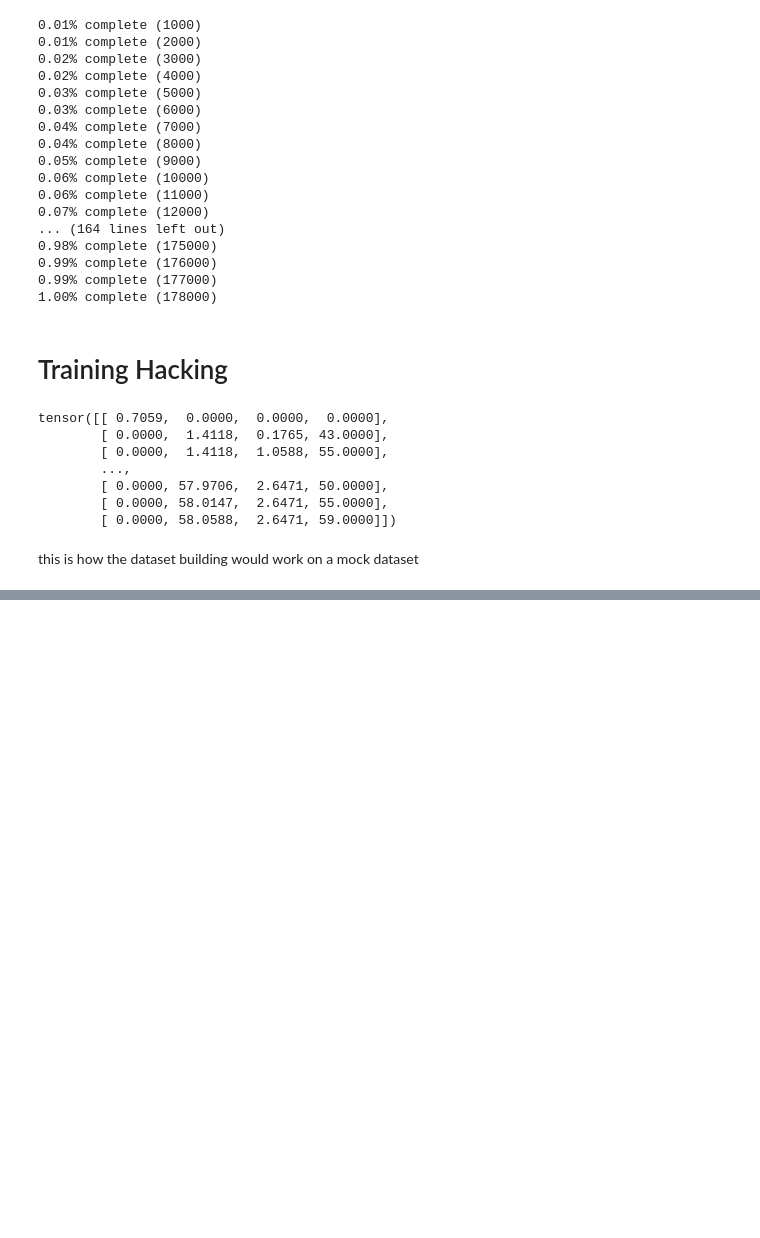
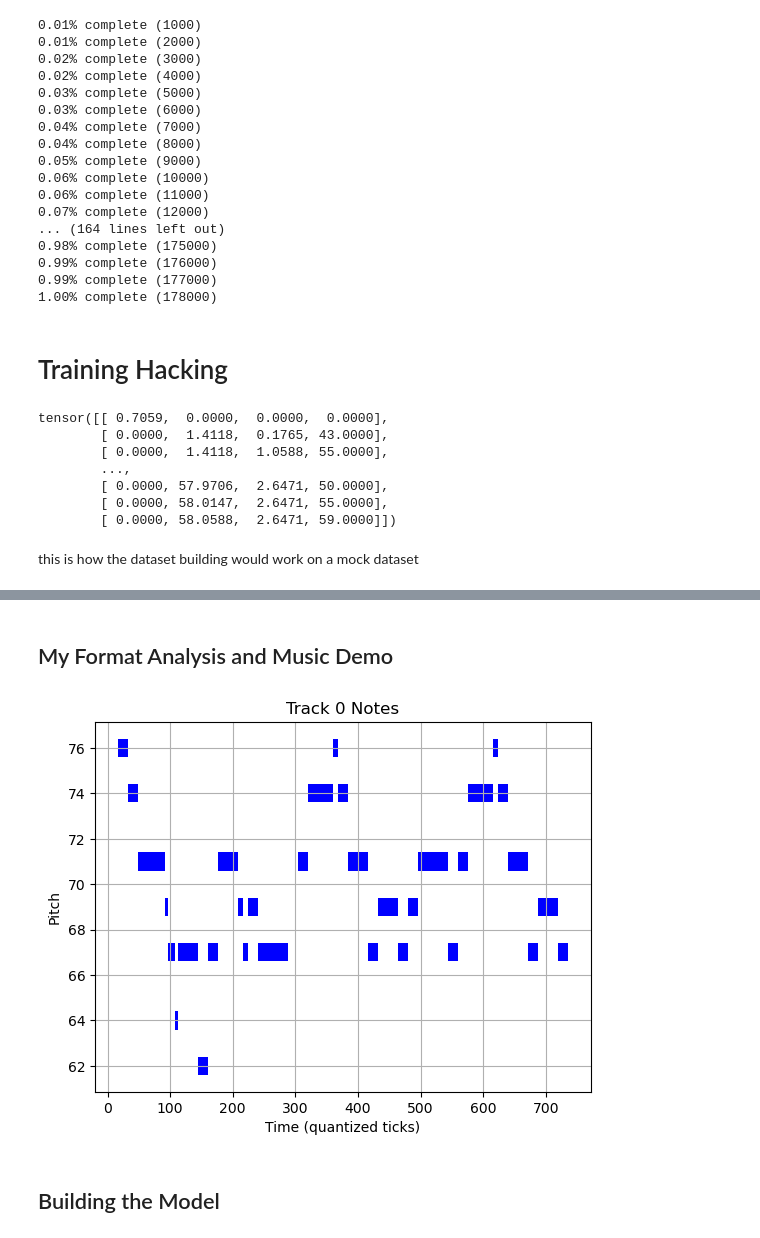
Before and after one commit to dCaples/aiquantize, a Jupyter notebook: load-midi.ipynb, the cells around one changed output, grey strips where cells are left out. Saved outputs shown, nothing was run; the diff lists cells and outputs as text; code cells hidden in the pictures; blank space fills up the shorter version.

Commit message:
got data quantization working and perturbation

```diff
--- a/load-midi.ipynb
+++ b/load-midi.ipynb
@@ -610,12 +610,15 @@ for i, song in enumerate(dataset):
             data.append([i, j])
 
 
-def build_idxs(dataset, context_length):
+def build_idxs(dataset, context_length, ignore_header=True):
     idxs = []
+    if ignore_header:
+        start_idx = 1
+    else:
+        start_idx = 0
     for i, song in enumerate(dataset):
-        for j in range(len(song) - context_length):
-            if j % context_length == 0:
-                idxs.append([i, j])
+        for j in range(start_idx, len(song) - context_length, context_length):
+            idxs.append([i, j])
     return idxs
 
 # Usage
@@ -623,6 +626,6 @@ test_context_length = 3
 dataset = [a, b]
 train_idxs = build_idxs(dataset, test_context_length)
 
-song, note_start = train_idxs[1]
+song, note_start = train_idxs[0]
 dataset[song][note_start:note_start + test_context_length]
 # %% [output]
@@ -633,7 +636,7 @@ dataset[song][note_start:note_start + test_context_length]
 # each song is a tensor
 dataset = []
 for song in first_group:
-    dataset.append(song[1:])
+    dataset.append(song)
 
 
 context_length = 128
@@ -664,0 +744,49 @@ class SongDataSet(Dataset):
+# %% [markdown]
+## My Format Analysis and Music Demo
+# %%
+import matplotlib.pyplot as plt
+
+def plot_track(song_tensor, track_number):
+    """
+    Plots the notes of a specific track from a song tensor.
+
+    Parameters:
+    - song_tensor: torch.Tensor, the quantized notes tensor of the song.
+    - track_number: int, the track number to plot.
+    """
+    # Filter notes for the specified track
+    track_notes = song_tensor[song_tensor[:, 0] == track_number]
+
+    if track_notes.size(0) == 0:
+        print(f"No notes found for track {track_number}")
+        return
+
+    # Extract start times, durations, and pitches
+    start_times = track_notes[:, 1].numpy()
+    durations = track_notes[:, 2].numpy()
+    pitches = track_notes[:, 3].numpy()
+
+    # Create a figure and axis
+    fig, ax = plt.subplots()
+
+    # Plot each note as a horizontal bar
+    for start, duration, pitch in zip(start_times, durations, pitches):
+        ax.broken_barh([(start, duration)], (pitch - 0.4, 0.8), facecolors='blue')
+
+    # Set labels and title
+    ax.set_xlabel('Time (quantized ticks)')
+    ax.set_ylabel('Pitch')
+    ax.set_title(f'Track {track_number} Notes')
+
+    # Show grid
+    ax.grid(True)
+
+    # Show the plot
+    plt.show()
+
+# Example usage
+# Assuming song_dataset is an instance of SongDataSet and song_tensor is a tensor from the dataset
+song_tensor = song_dataset[1]  # Get the first song tensor
+plot_track(song_tensor, track_number=0)  # Plot the first track
+# %% [output]
+[figure, added]
@@ -664,0 +929,2 @@ class SongDataSet(Dataset):
+# %% [markdown]
+## Building the Model
```
Also changed, not shown: parts of 8 cells of this notebook, 1 other file.
